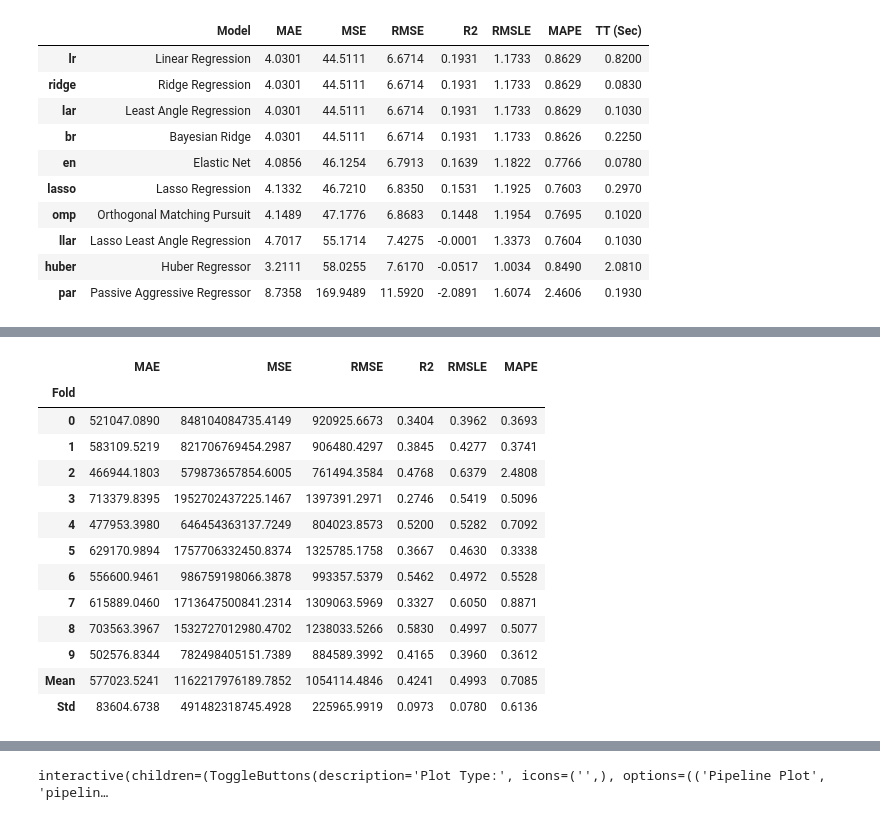
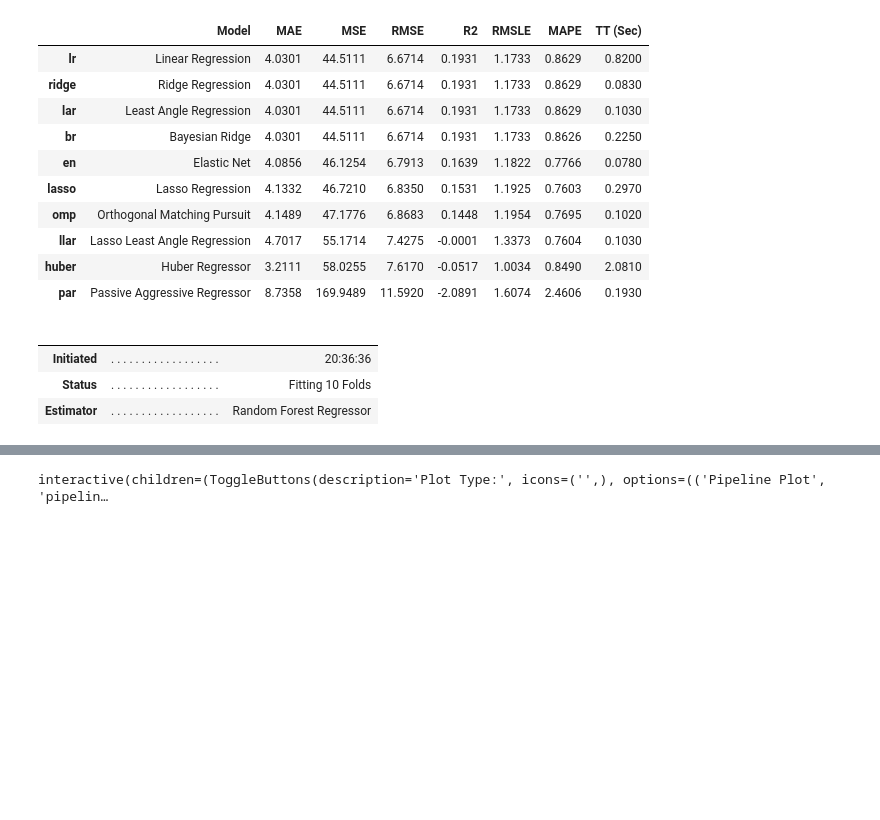
Before and after one commit to UC-Healthcare/Healthcare_Analysis, a Jupyter notebook: Testing_Models.ipynb, the cells around one changed output, grey strips where cells are left out. Cells and saved outputs as stored; diff of their text form; code cells hidden in the pictures; blank space fills up the shorter version.

```diff
--- a/Testing_Models.ipynb
+++ b/Testing_Models.ipynb
@@ -71,19 +72,11 @@ best = compare_models(exclude = ['ransac'])
 # %%
-model = create_model('rf')
+# Trains and evaluates random forest classifier
+rf_model = create_model('rf')
 # %% [output]
+|  |  |  |
+|  |  |  |
+| Initiated | . . . . . . . . . . . . . . . . . . | 20:36:36 |
+| Status | . . . . . . . . . . . . . . . . . . | Fitting 10 Folds |
+| Estimator | . . . . . . . . . . . . . . . . . . | Random Forest Regressor |
 [interactive output not drawn]
-|  | MAE | MSE | RMSE | R2 | RMSLE | MAPE |
-| Fold |  |  |  |  |  |  |
-| 0 | 521047.0890 | 848104084735.4149 | 920925.6673 | 0.3404 | 0.3962 | 0.3693 |
-| 1 | 583109.5219 | 821706769454.2987 | 906480.4297 | 0.3845 | 0.4277 | 0.3741 |
-| 2 | 466944.1803 | 579873657854.6005 | 761494.3584 | 0.4768 | 0.6379 | 2.4808 |
-| 3 | 713379.8395 | 1952702437225.1467 | 1397391.2971 | 0.2746 | 0.5419 | 0.5096 |
-| 4 | 477953.3980 | 646454363137.7249 | 804023.8573 | 0.5200 | 0.5282 | 0.7092 |
-| 5 | 629170.9894 | 1757706332450.8374 | 1325785.1758 | 0.3667 | 0.4630 | 0.3338 |
-| 6 | 556600.9461 | 986759198066.3878 | 993357.5379 | 0.5462 | 0.4972 | 0.5528 |
-| 7 | 615889.0460 | 1713647500841.2314 | 1309063.5969 | 0.3327 | 0.6050 | 0.8871 |
-| 8 | 703563.3967 | 1532727012980.4702 | 1238033.5266 | 0.5830 | 0.4997 | 0.5077 |
-| 9 | 502576.8344 | 782498405151.7389 | 884589.3992 | 0.4165 | 0.3960 | 0.3612 |
-| Mean | 577023.5241 | 1162217976189.7852 | 1054114.4846 | 0.4241 | 0.4993 | 0.7085 |
-| Std | 83604.6738 | 491482318745.4928 | 225965.9919 | 0.0973 | 0.0780 | 0.6136 |
 # %%
```
Also changed, not shown: parts of 10 cells of this notebook.
